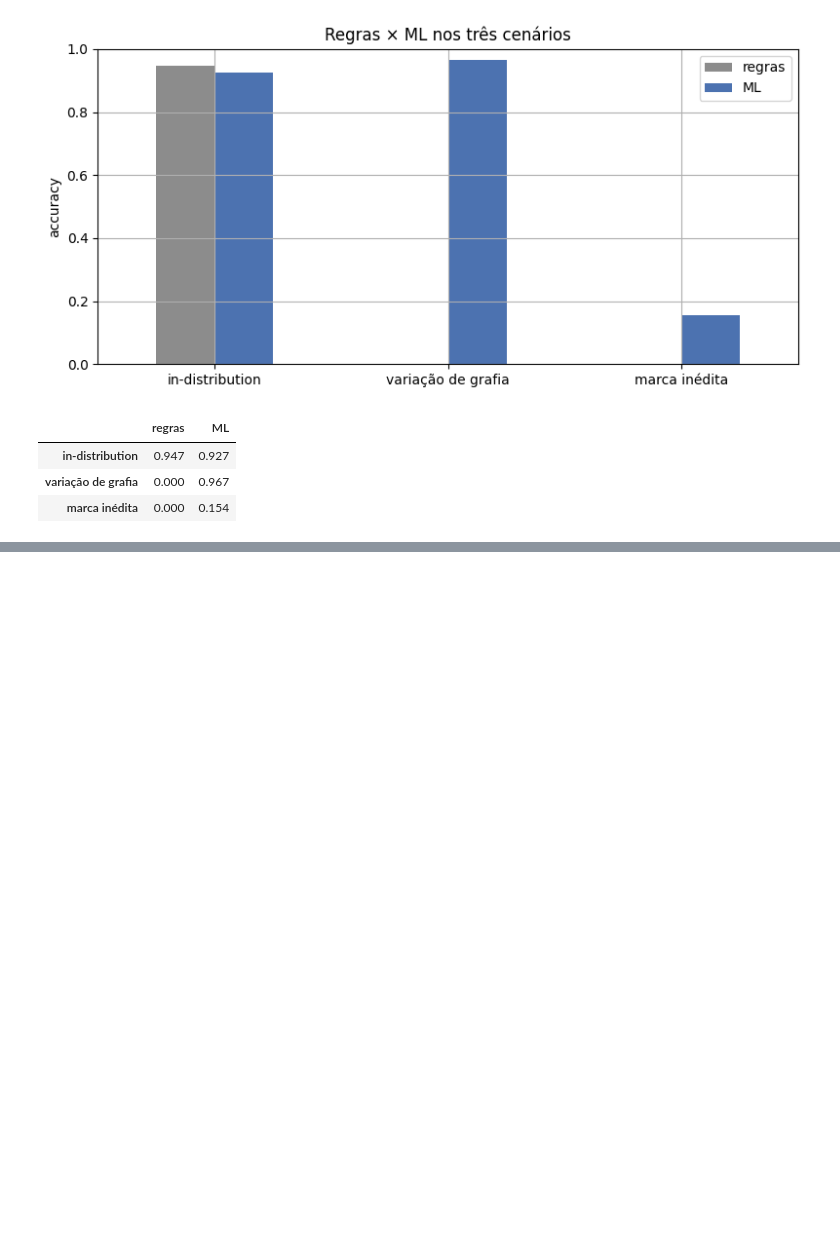
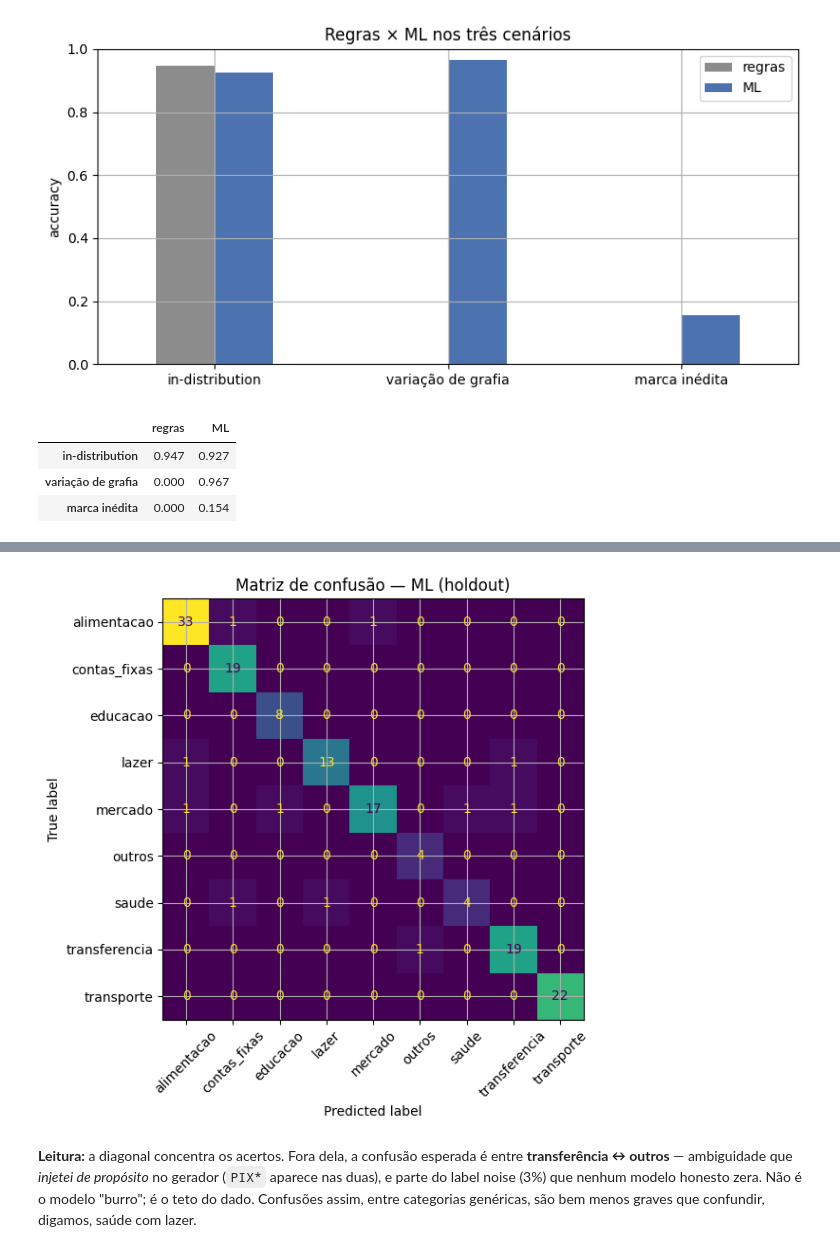
Before and after one commit to diego-codev/gastei-onde, a Jupyter notebook: notebooks/02_modelagem.ipynb, the cells around one changed output, grey strips where cells are left out. Drawn from its saved outputs; the diff is of its cells as text; code cells hidden in the pictures; blank space fills up the shorter version.

```diff
--- a/notebooks/02_modelagem.ipynb
+++ b/notebooks/02_modelagem.ipynb
@@ -169,0 +210,17 @@ categorizações duvidosas (algo que regra nenhuma entrega).
+# %%
+from sklearn.metrics import ConfusionMatrixDisplay
+
+fig, ax = plt.subplots(figsize=(7, 6))
+ConfusionMatrixDisplay.from_predictions(
+    h["y_true"], h["pred_ml"], xticks_rotation=45, ax=ax, colorbar=False,
+)
+ax.set_title("Matriz de confusão — ML (holdout)")
+plt.tight_layout(); plt.show()
+# %% [output]
+[figure, added]
+# %% [markdown]
+**Leitura:** a diagonal concentra os acertos. Fora dela, a confusão esperada é entre
+**transferência ↔ outros** — ambiguidade que *injetei de propósito* no gerador (`PIX*` aparece
+nas duas), e parte do label noise (3%) que nenhum modelo honesto zera. Não é o modelo "burro";
+é o teto do dado. Confusões assim, entre categorias genéricas, são bem menos graves que
+confundir, digamos, saúde com lazer.
```
Also changed, not shown: parts of 12 cells of this notebook, 1 other file.
